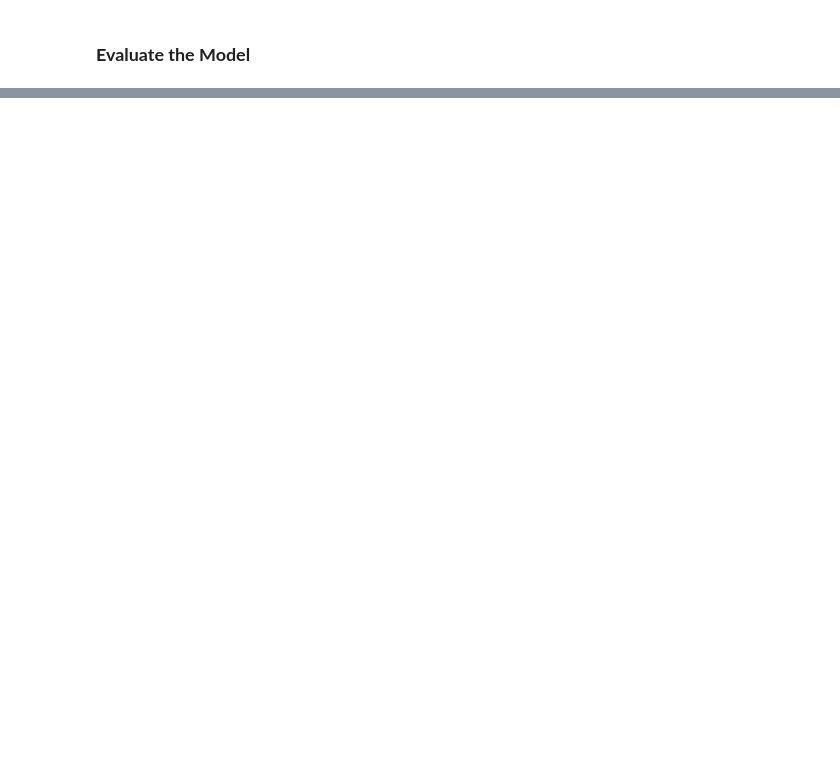
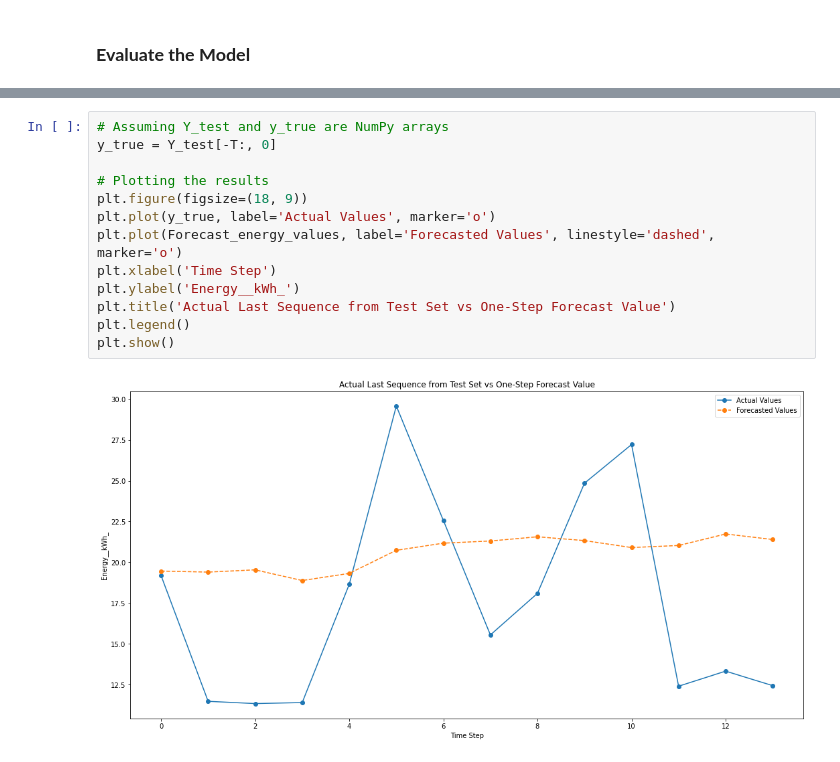
Before and after one commit to NikosKokosis/Energy_Demand_Forecast, a Jupyter notebook: Code/My_Method_perStations/BiGRU.ipynb, the cells around one changed output, grey strips where cells are left out. Drawn from its saved outputs; the diff is of its cells as text; blank space fills up the shorter version.

```diff
--- a/Code/My_Method_perStations/BiGRU.ipynb
+++ b/Code/My_Method_perStations/BiGRU.ipynb
@@ -408,0 +887,15 @@ The foreast value is 19.418 kWh
+# %%
+# Assuming Y_test and y_true are NumPy arrays
+y_true = Y_test[-T:, 0]
+
+# Plotting the results
+plt.figure(figsize=(18, 9))
+plt.plot(y_true, label='Actual Values', marker='o')
+plt.plot(Forecast_energy_values, label='Forecasted Values', linestyle='dashed', marker='o')
+plt.xlabel('Time Step')
+plt.ylabel('Energy__kWh_')
+plt.title('Actual Last Sequence from Test Set vs One-Step Forecast Value')
+plt.legend()
+plt.show()
+# %% [output]
+[figure, added]
```
Also changed, not shown: parts of 67 cells of this notebook.
